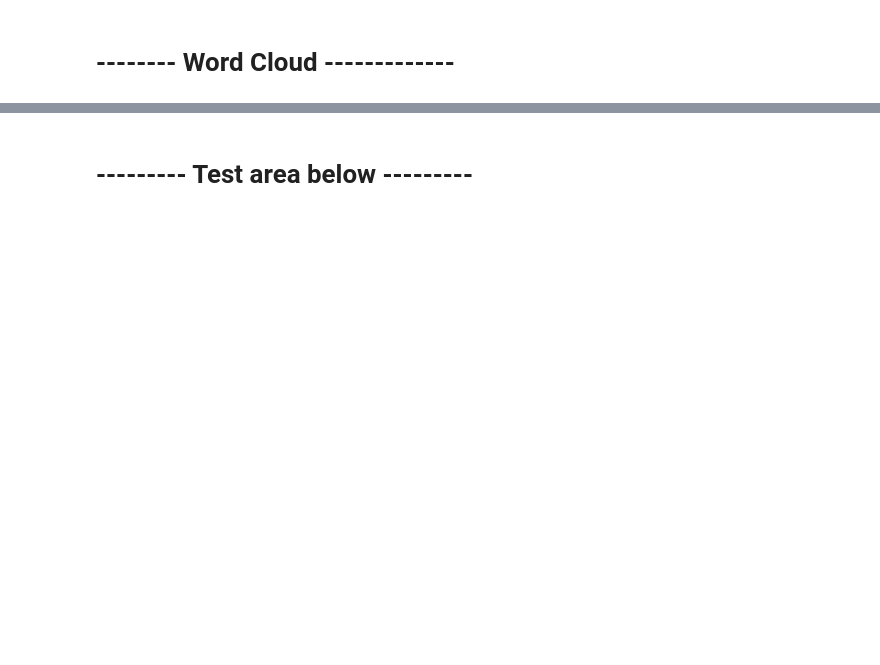
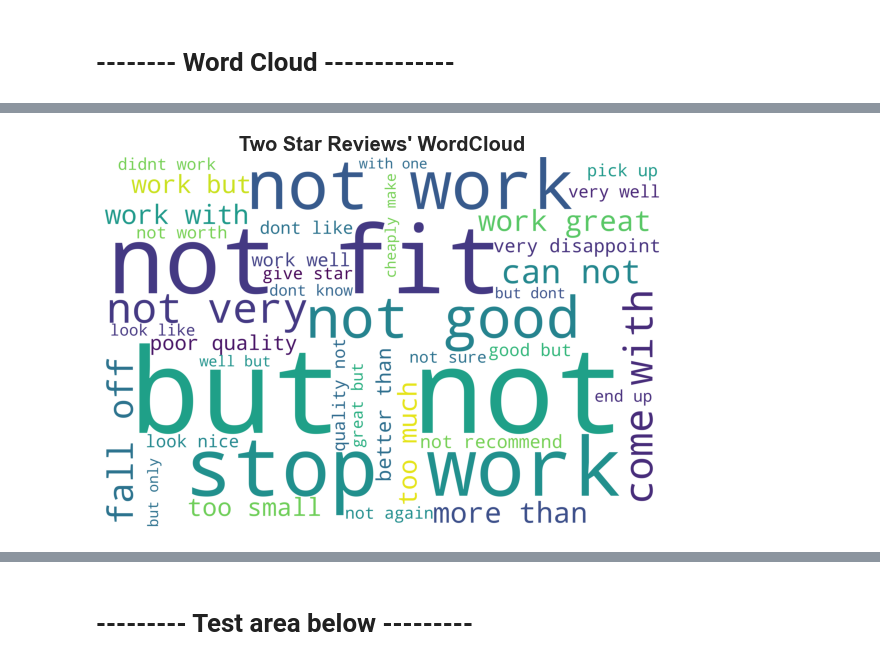
Before and after one commit to wiredmerlin/predicting_star_ratings, a Jupyter notebook: project02.ipynb, the cells around one changed output, grey strips where cells are left out. Saved outputs shown, nothing was run; the diff lists cells and outputs as text; code cells hidden in the pictures; blank space fills up the shorter version.

```diff
--- a/project02.ipynb
+++ b/project02.ipynb
@@ -570,0 +1252,3 @@ print(onestar_uniq_sorted[:10])
+# %%
+# Lemmatize two star docs
+twostar_docs_list = lemmatize_tokens(twostar_docs_list)
@@ -593,0 +1284,3 @@ onestar_tfidf_df.head()
+# %%
+twostar_hi_freq_dict = {}
+twostar_hi_freq_dict = create_tfidf_matrix(twostar_docs_list, all_stopwords)
@@ -612,0 +1316,13 @@ plt.show()
+# %%
+wordcloud_two = create_wordcloud(twostar_hi_freq_dict)
+# %%
+# Two Star wordcloud
+
+plt.figure(figsize=(10,7))
+plt.title("Two Star Reviews' WordCloud",fontsize=20, fontweight='bold')
+plt.imshow(wordcloud_two)
+plt.axis("off")
+
+plt.show()
+# %% [output]
+[figure, added]
```
Also changed, not shown: parts of 329 cells of this notebook.
